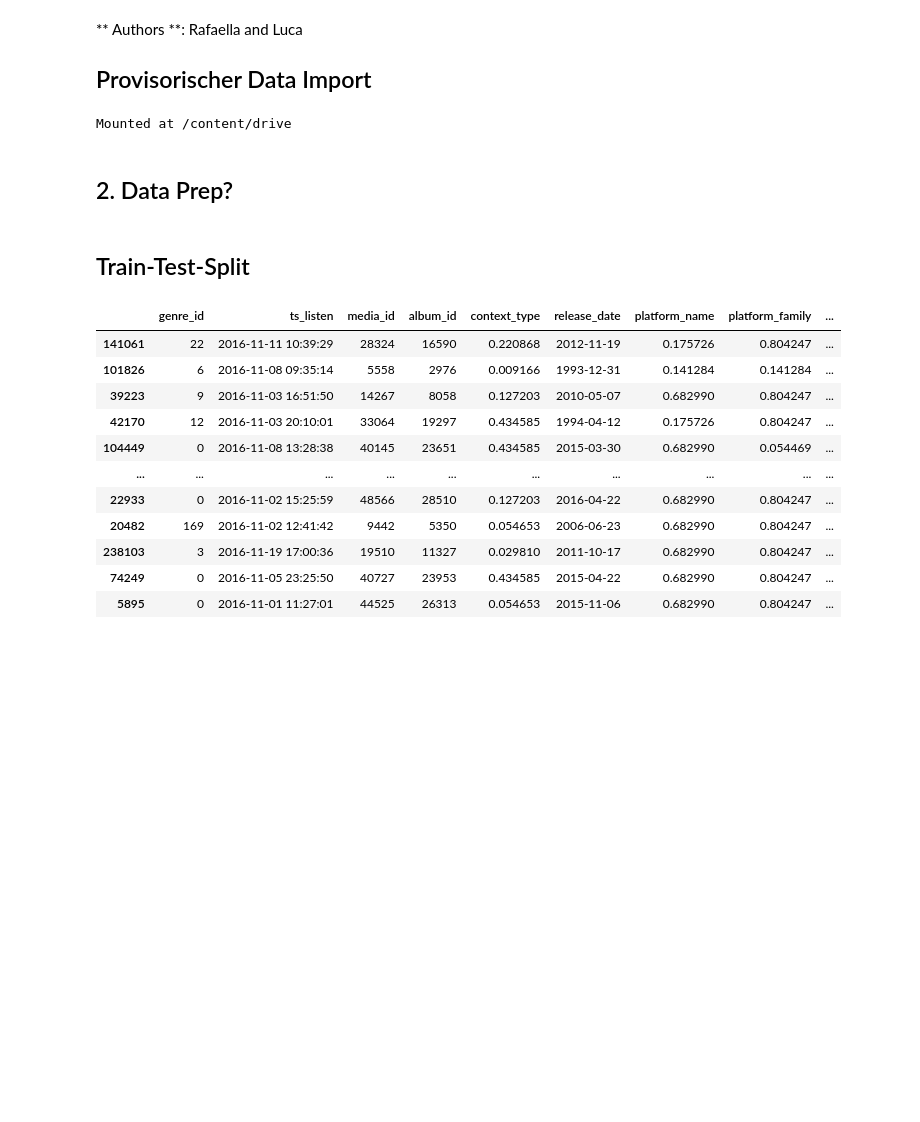
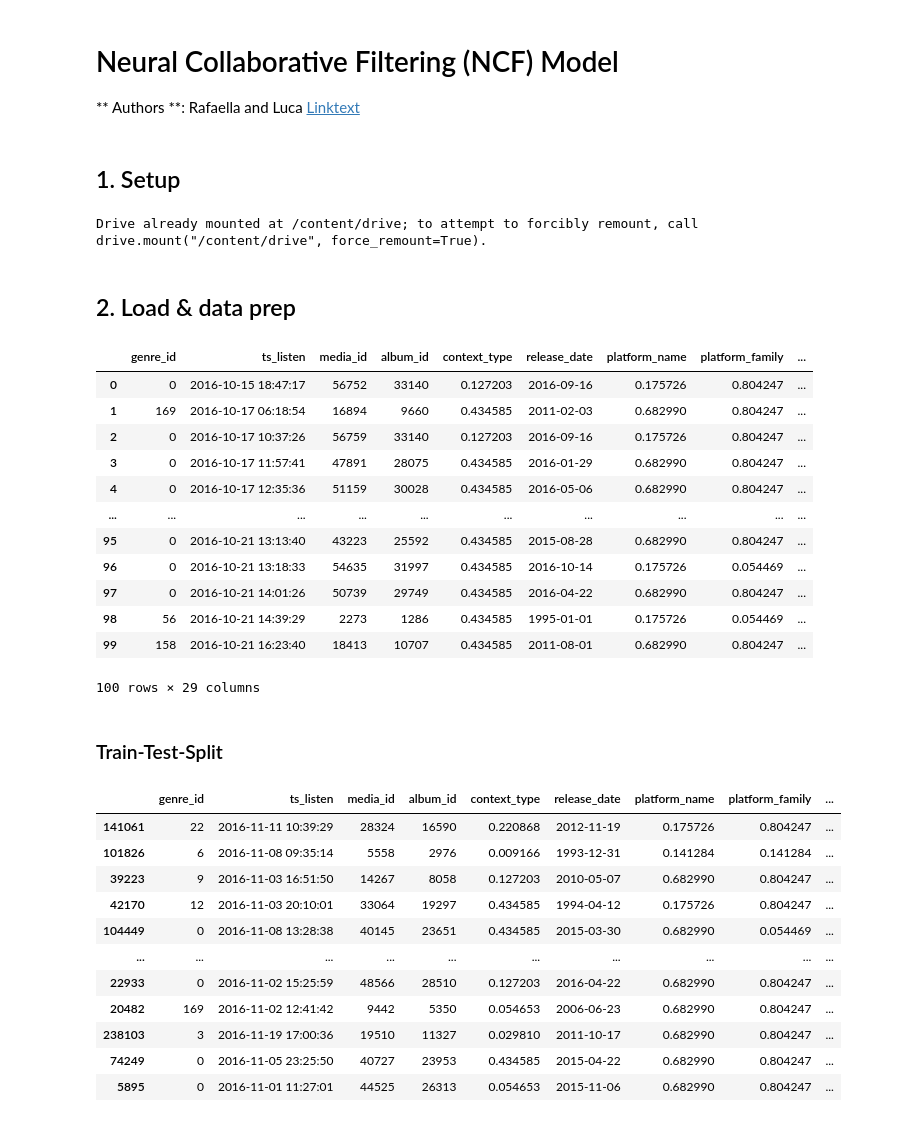
Before and after one commit to rafinchen/recommender_systems, a Jupyter notebook: NCF.ipynb, the cells around one changed output. Drawn from its saved outputs; the diff is of its cells as text; code cells hidden in the pictures; blank space fills up the shorter version.

```diff
--- a/NCF.ipynb
+++ b/NCF.ipynb
@@ -3,8 +3,11 @@
 # %% [markdown]
 <a href="https://colab.research.google.com/github/lucarenz1997/recommender_systems/blob/main/NCF.ipynb" target="_parent"><img src="https://colab.research.google.com/assets/colab-badge.svg" alt="Open In Colab"/></a>
 # %% [markdown]
+# Neural Collaborative Filtering (NCF) Model
 ** Authors **: Rafaella and Luca
-## Provisorischer Data Import
+[Linktext](https://)
+# %% [markdown]
+## 1. Setup
 # %%
 import numpy as np
 import tensorflow as tf
@@ -12,27 +15,41 @@ from tensorflow.keras.layers import Input, Embedding, Flatten, Dense, Concatenat
 from tensorflow.keras.models import Model
 from sklearn.preprocessing import LabelEncoder, MinMaxScaler
 from sklearn.model_selection import train_test_split
-
+import pandas as pd
 from google.colab import drive
 drive.mount('/content/drive')
-
-# Loading the dataset
-import pandas as pd
-data = pd.read_csv("/content/drive/MyDrive/Recommender/preprocessed_train.csv")
-
 import warnings
 # Suppress all warnings
 warnings.filterwarnings("ignore")
 # %% [output]
-Mounted at /content/drive
+Drive already mounted at /content/drive; to attempt to forcibly remount, call drive.mount("/content/drive", force_remount=True).
-# %% [markdown]
-## 2. Data Prep?
+# %% [markdown]
+## 2. Load & data prep
 # %%
+#Load data
+data = pd.read_csv("/content/drive/MyDrive/Recommender/preprocessed_train.csv")
+
 #Encoding für `user_id` und `media_id` (nur Collaborative Filtering)**
 user_encoder = LabelEncoder()
 item_encoder = LabelEncoder()
 data["user_id"] = user_encoder.fit_transform(data["user_id"])
 data["media_id"] = item_encoder.fit_transform(data["media_id"])
+
+data.head(100)
+# %% [output]
+|  | genre_id | ts_listen | media_id | album_id | context_type | release_date | platform_name | platform_family | ... |
+| 0 | 0 | 2016-10-15 18:47:17 | 56752 | 33140 | 0.127203 | 2016-09-16 | 0.175726 | 0.804247 | ... |
+| 1 | 169 | 2016-10-17 06:18:54 | 16894 | 9660 | 0.434585 | 2011-02-03 | 0.682990 | 0.804247 | ... |
+| 2 | 0 | 2016-10-17 10:37:26 | 56759 | 33140 | 0.127203 | 2016-09-16 | 0.175726 | 0.804247 | ... |
+| 3 | 0 | 2016-10-17 11:57:41 | 47891 | 28075 | 0.434585 | 2016-01-29 | 0.682990 | 0.804247 | ... |
+| 4 | 0 | 2016-10-17 12:35:36 | 51159 | 30028 | 0.434585 | 2016-05-06 | 0.682990 | 0.804247 | ... |
+| ... | ... | ... | ... | ... | ... | ... | ... | ... | ... |
+| 95 | 0 | 2016-10-21 13:13:40 | 43223 | 25592 | 0.434585 | 2015-08-28 | 0.682990 | 0.804247 | ... |
+| 96 | 0 | 2016-10-21 13:18:33 | 54635 | 31997 | 0.434585 | 2016-10-14 | 0.175726 | 0.054469 | ... |
+| 97 | 0 | 2016-10-21 14:01:26 | 50739 | 29749 | 0.434585 | 2016-04-22 | 0.682990 | 0.804247 | ... |
+| 98 | 56 | 2016-10-21 14:39:29 | 2273 | 1286 | 0.434585 | 1995-01-01 | 0.175726 | 0.054469 | ... |
+| 99 | 158 | 2016-10-21 16:23:40 | 18413 | 10707 | 0.434585 | 2011-08-01 | 0.682990 | 0.804247 | ... |
+100 rows × 29 columns
 # %% [markdown]
-## Train-Test-Split
+### Train-Test-Split
 # %%
```
Also changed, not shown: parts of 4 cells of this notebook.
